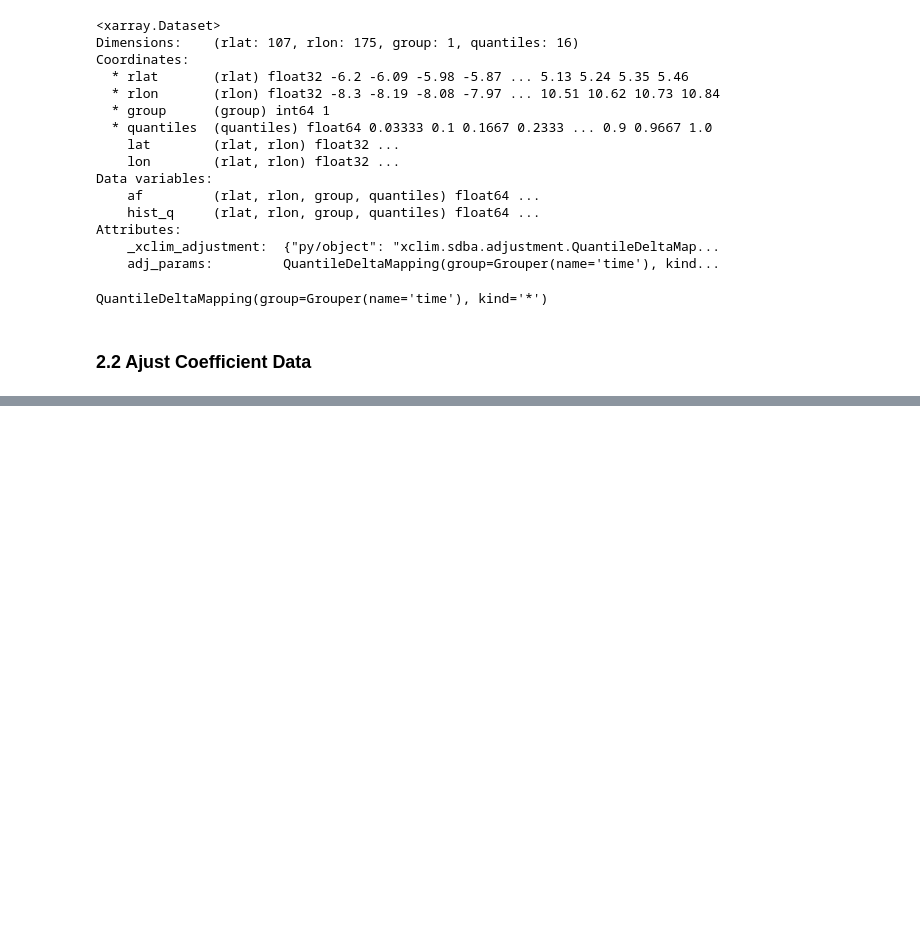
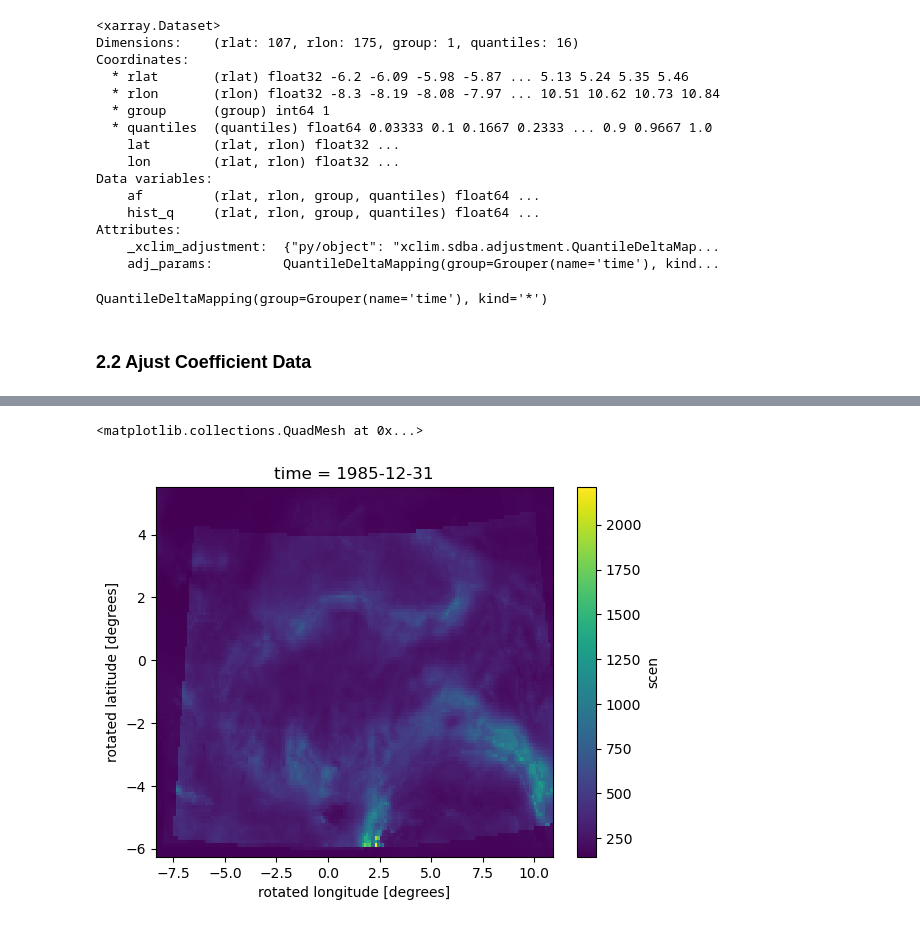
Before and after one commit to donmezkutay/msc-thesis-codes, a Jupyter notebook: bias_correction2_adjust_model.ipynb, the cells around one changed output, grey strips where cells are left out. Cells and saved outputs as stored; diff of their text form; code cells hidden in the pictures; blank space fills up the shorter version.

```diff
--- a/bias_correction2_adjust_model.ipynb
+++ b/bias_correction2_adjust_model.ipynb
@@ -262,0 +260,4 @@ with ProgressBar():
+# %%
+import xarray as xr
+ll = xr.open_dataset(r'/mnt/d/JupyterLab/Yuksek_Lisans/msc_thesis_data/cosmo/yearly/BC/BC_QDM_Tr011_MPI_RF_PR_DJF_1hr_merged_198501_200512.nc',
+               chunks={"rlon": 20, "rlat":20})
@@ -262,0 +269,7 @@ with ProgressBar():
+# %%
+lll = ll['scen'].resample(time='1Y').sum().quantile(0.9, dim='year').plot()
+# %%
+lll[0].plot()
+# %% [output]
+<matplotlib.collections.QuadMesh at 0x...>
+[figure, added]
```
Also changed, not shown: parts of 20 cells of this notebook, 7 other files.
